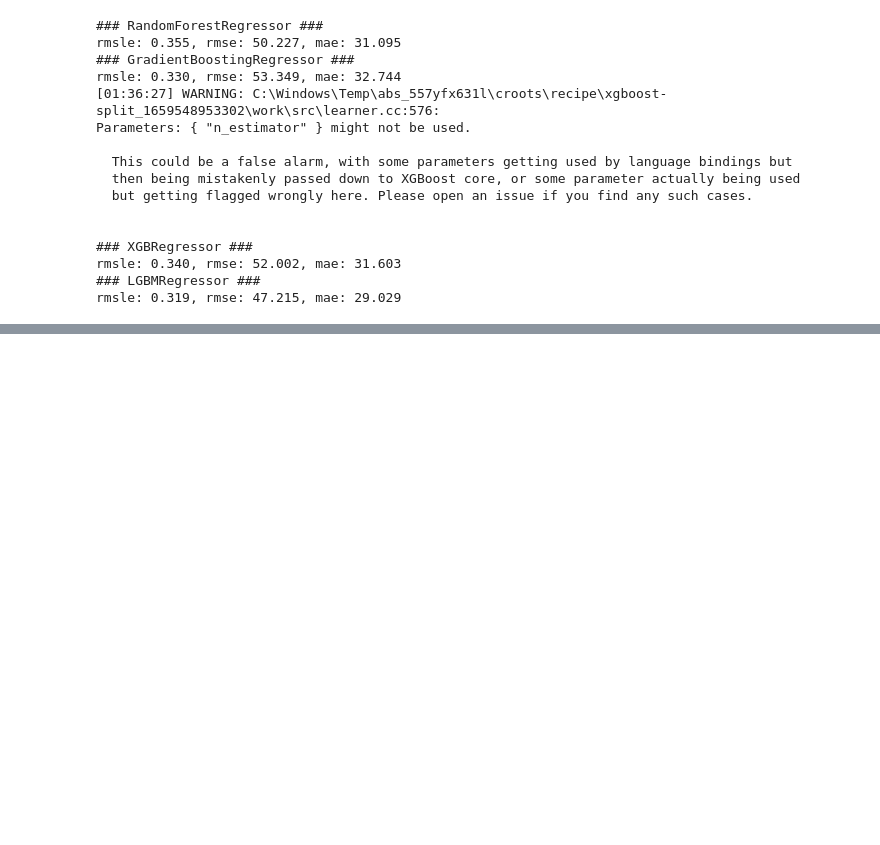
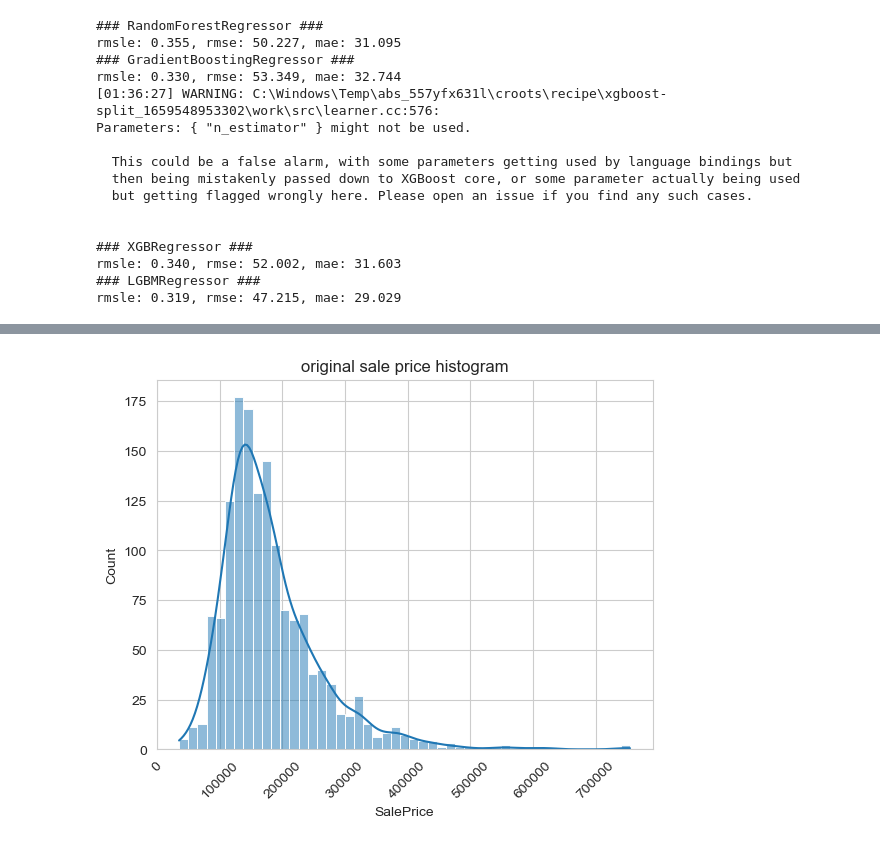
Before and after one commit to zi0-hand/machine-learning-study, a Jupyter notebook: book study/part5.ipynb, the cells around one changed output, grey strips where cells are left out. Drawn from its saved outputs; the diff is of its cells as text; code cells hidden in the pictures; blank space fills up the shorter version.

```diff
--- a/book study/part5.ipynb
+++ b/book study/part5.ipynb
@@ -335,0 +340,12 @@ rmsle: 0.319, rmse: 47.215, mae: 29.029
+# %%
+import warnings
+warnings.filterwarnings('ignore')
+import pandas as pd
+import numpy as np
+import seaborn as sns
+import matplotlib.pyplot as plt
+%matplotlib inline
+
+house_df_org = pd.read_csv('C:/Users/sgsgk/Documents/machine-learning-example-data/house_price.csv')
+house_df = house_df_org.copy() # copy함수를 씀으로써 원본 데이터에 영향을 미치지 않도록 함
+house_df.head(3)
@@ -335,0 +383,8 @@ rmsle: 0.319, rmse: 47.215, mae: 29.029
+# %%
+# 먼저 타깃값이 정규분포 형태인지 살펴보기
+plt.title('original sale price histogram')
+plt.xticks(rotation=45)
+sns.histplot(house_df['SalePrice'], kde=True)
+plt.show()
+# %% [output]
+[figure, added]
```
Also changed, not shown: parts of 29 cells of this notebook.
